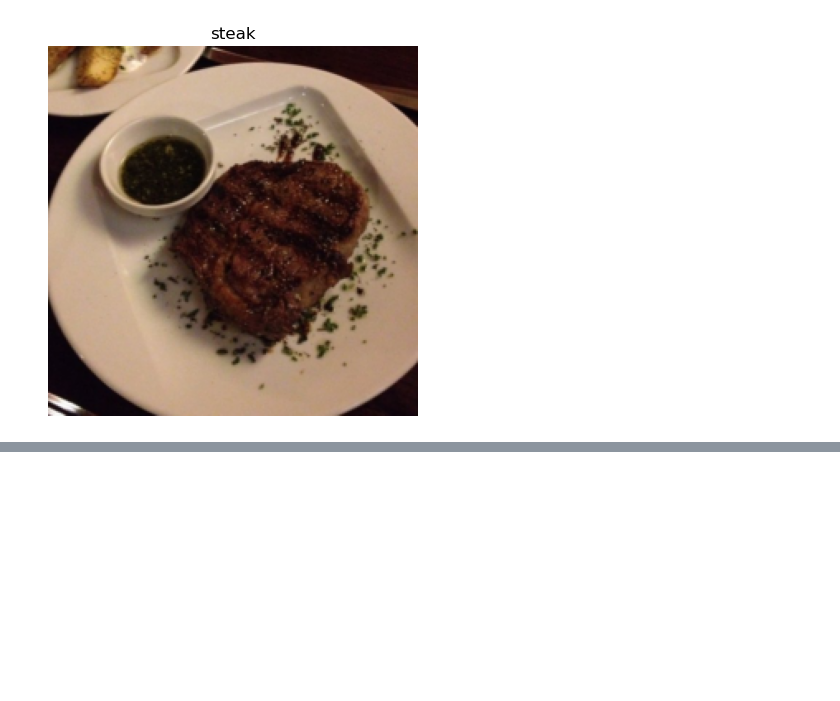
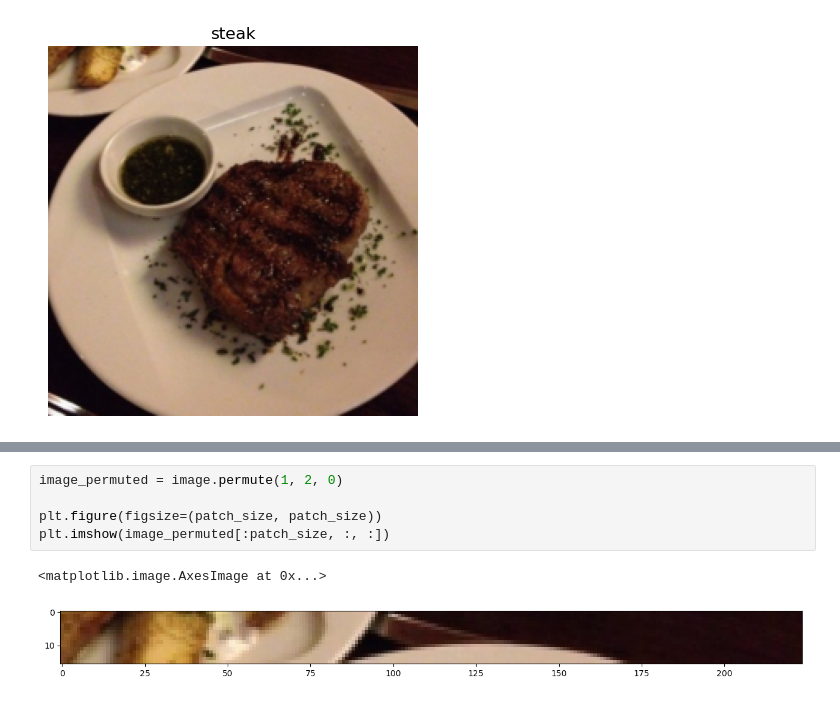
Before and after one commit to KajetanFrackowiak/pytorch_deep_learning, a Jupyter notebook: 08_pytorch_paper_replacating.ipynb, the cells around one changed output, grey strips where cells are left out. Cells and saved outputs as stored; diff of their text form; blank space fills up the shorter version.

```diff
--- a/08_pytorch_paper_replacating.ipynb
+++ b/08_pytorch_paper_replacating.ipynb
@@ -95,0 +125,8 @@ plt.axis(False);
+# %%
+image_permuted = image.permute(1, 2, 0)
+
+plt.figure(figsize=(patch_size, patch_size))
+plt.imshow(image_permuted[:patch_size, :, :])
+# %% [output]
+<matplotlib.image.AxesImage at 0x...>
+[figure, added]
```
Also changed, not shown: parts of 14 cells of this notebook, 2 other files.
